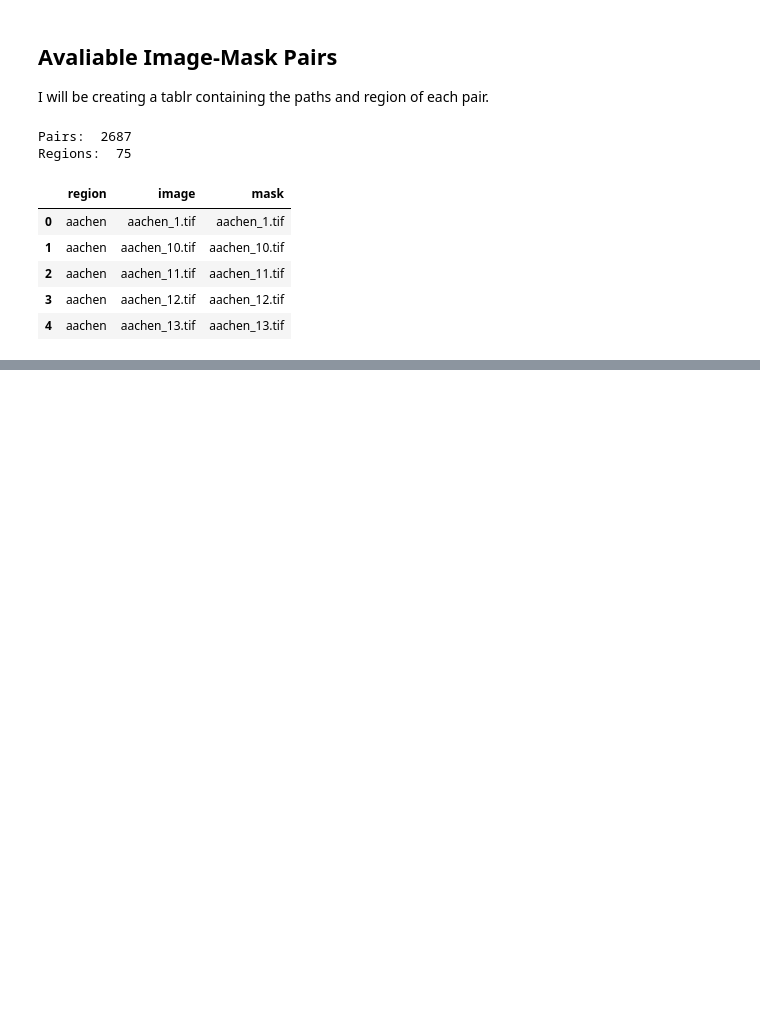
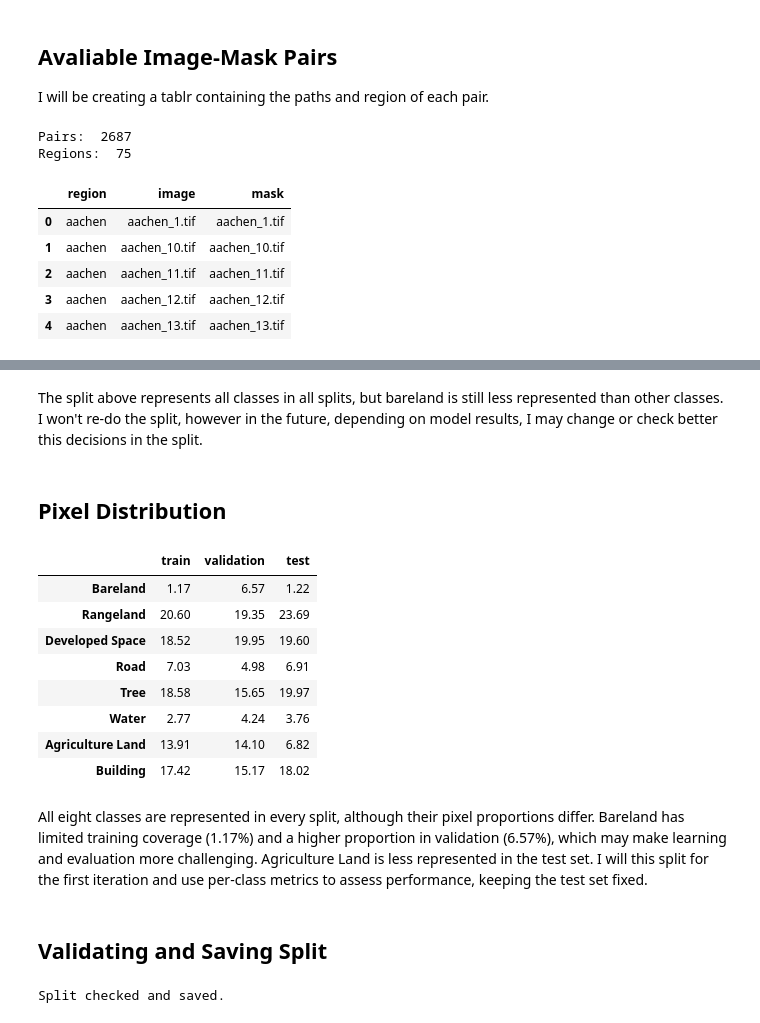
Before and after one commit to jarimbafrancisco-arch/Land-Cover-Segmentation-Mapping, a Jupyter notebook: notebooks/02_data_preprocessing.ipynb, the cells around one changed output, grey strips where cells are left out. Saved outputs shown, nothing was run; the diff lists cells and outputs as text; code cells hidden in the pictures; blank space fills up the shorter version.

```diff
--- a/notebooks/02_data_preprocessing.ipynb
+++ b/notebooks/02_data_preprocessing.ipynb
@@ -53,0 +185,54 @@ Regions:  75
+# %% [markdown]
+The split above represents all classes in all splits, but bareland is still less represented than other classes. I won't re-do the split, however in the future, depending on model results, I may change or check better this decisions in the split.
+# %% [markdown]
+## Pixel Distribution
+# %%
+pixel_counts = {
+    "train": [0] * 8,
+    "validation": [0] * 8,
+    "test": [0] * 8
+}
+
+for row in pairs_df.itertuples():
+    with Image.open(row.mask) as source:
+        mask = np.array(source)
+
+    for label in range(1, 9):
+        pixel_counts[row.split][label - 1] += (mask == label).sum()
+
+pixel_counts = pd.DataFrame(pixel_counts, index=coverage.index)
+
+percentages = pixel_counts / pixel_counts.sum() * 100
+display(percentages.round(2))
+# %% [output]
+|  | train | validation | test |
+| Bareland | 1.17 | 6.57 | 1.22 |
+| Rangeland | 20.60 | 19.35 | 23.69 |
+| Developed Space | 18.52 | 19.95 | 19.60 |
+| Road | 7.03 | 4.98 | 6.91 |
+| Tree | 18.58 | 15.65 | 19.97 |
+| Water | 2.77 | 4.24 | 3.76 |
+| Agriculture Land | 13.91 | 14.10 | 6.82 |
+| Building | 17.42 | 15.17 | 18.02 |
+# %% [markdown]
+All eight classes are represented in every split, although their pixel proportions differ. Bareland has limited training coverage (1.17%) and a higher proportion in validation (6.57%), which may make learning and evaluation more challenging. Agriculture Land is less represented in the test set. I will this split for the first iteration and use per-class metrics to assess performance, keeping the test set fixed.
+# %% [markdown]
+## Validating and Saving Split
+# %%
+assert pairs_df.groupby("region")["split"].nunique().max() == 1
+assert not pairs_df["image"].duplicated().any()
+assert (pixel_counts > 0).all().all()
+
+folder = Path("../results/tables")
+folder.mkdir(parents=True, exist_ok=True)
+
+manifest = pairs_df.copy()
+manifest["seed"] = 42
+
+manifest.to_csv(folder / "split_manifest.csv", index=False)
+percentages.to_csv(folder / "split_pixel_percentages.csv")
+split_summary.to_csv(folder / "split_summary.csv")
+
+print("Split checked and saved.")
+# %% [output]
+Split checked and saved.
```
Also changed, not shown: parts of 29 cells of this notebook, 4 other files.
